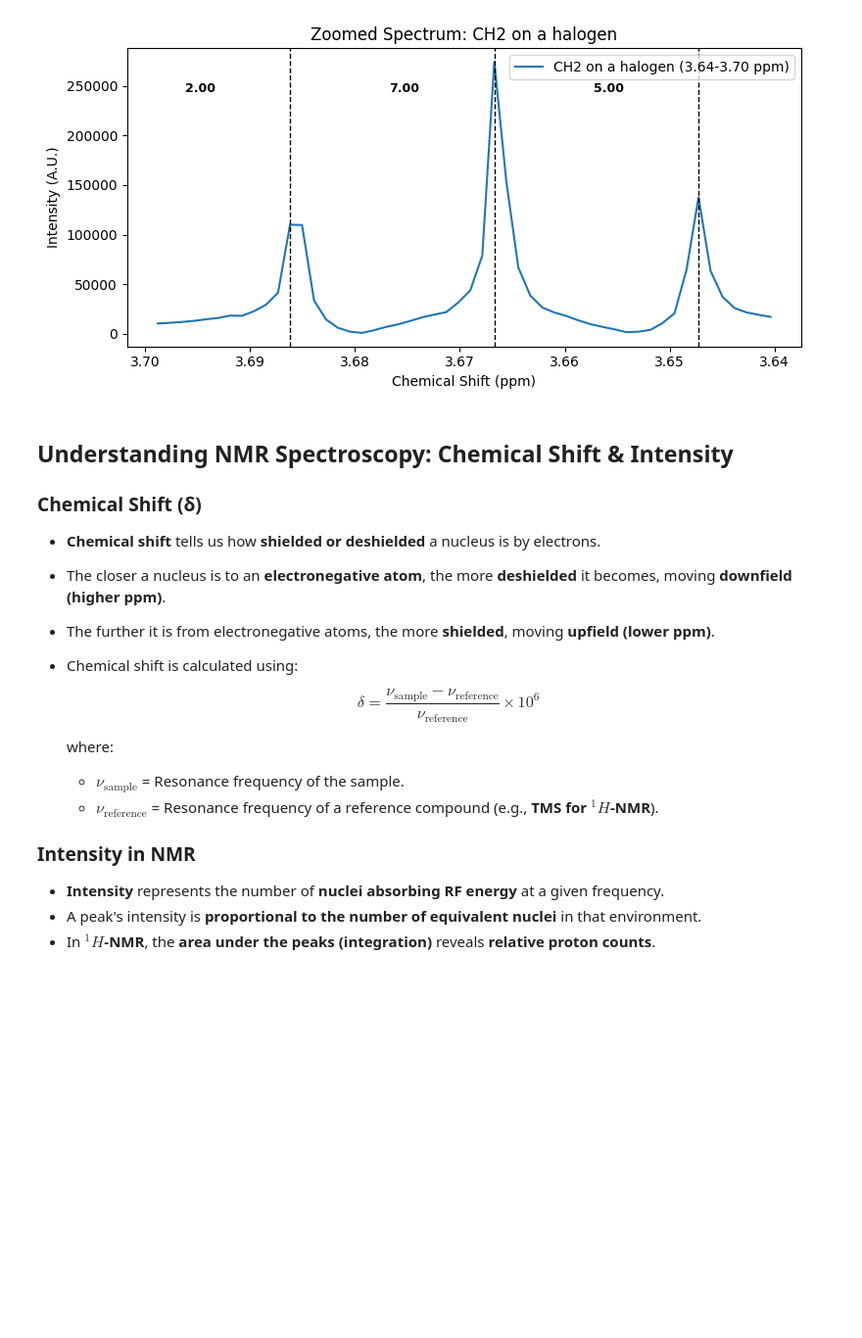
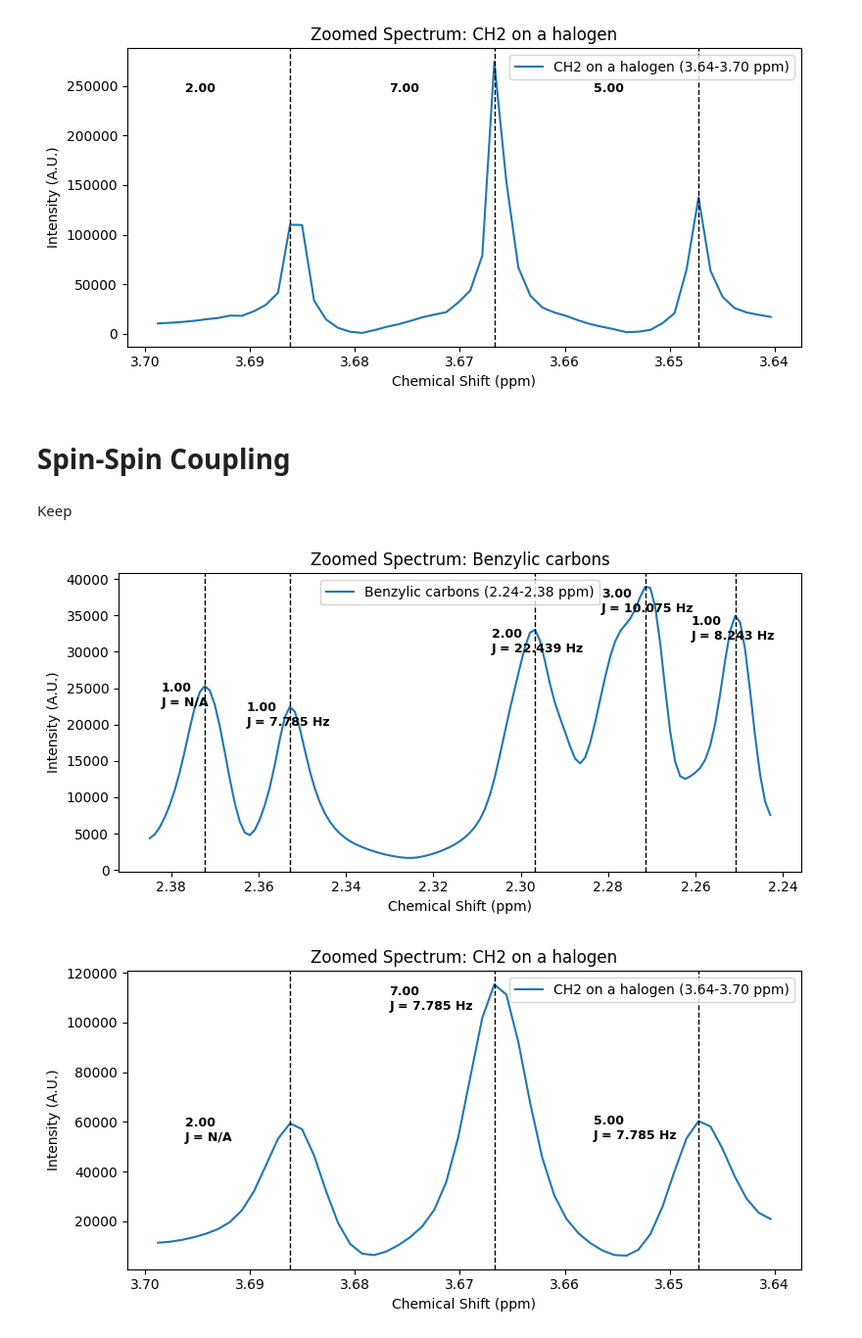
Before and after one commit to Quintinlf/NMR-Project, a Jupyter notebook: parsing_nmr_data.ipynb, the cells around one changed output. Shown at 98% size. Drawn from its saved outputs; the diff is of its cells as text; code cells hidden in the pictures; blank space fills up the shorter version.

```diff
--- a/parsing_nmr_data.ipynb
+++ b/parsing_nmr_data.ipynb
@@ -490,24 +547,5 @@ auto_zoom_functional_groups_with_integration(
 # %% [output]
 [figure]
 [figure]
-# %% [markdown]
-## Understanding NMR Spectroscopy: Chemical Shift & Intensity
-
-### Chemical Shift (δ)
-- **Chemical shift** tells us how **shielded or deshielded** a nucleus is by electrons.
-- The closer a nucleus is to an **electronegative atom**, the more **deshielded** it becomes, moving **downfield (higher ppm)**.
-- The further it is from electronegative atoms, the more **shielded**, moving **upfield (lower ppm)**.
-- Chemical shift is calculated using:
-
-  $$
-  \delta = \frac{\nu_{\text{sample}} - \nu_{\text{reference}}}{\nu_{\text{reference}}} \times 10^6
-  $$
-
-  where:
-  - $ \nu_{\text{sample}} $ = Resonance frequency of the sample.
-  - $ \nu_{\text{reference}} $ = Resonance frequency of a reference compound (e.g., **TMS for $ ^1H $-NMR**).
-
-### Intensity in NMR
-- **Intensity** represents the number of **nuclei absorbing RF energy** at a given frequency.
-- A peak's intensity is **proportional to the number of equivalent nuclei** in that environment.
-- In **$ ^1H $-NMR**, the **area under the peaks (integration)** reveals **relative proton counts**.
+# %% [markdown]
+# Spin-Spin Coupling
@@ -513,0 +585,2 @@ auto_zoom_functional_groups_with_integration(
+# %% [markdown]
+Keep
@@ -513,0 +666,18 @@ auto_zoom_functional_groups_with_integration(
+# %%
+buffer = 0.01  # or match the buffer you use in your zoomed spectrum
+
+for group_name in unique_groups:
+    group_peaks = [ppm for ppm, grp in identified_groups if grp == group_name]
+    if group_peaks:
+        zoom_min = min(group_peaks) - buffer
+        zoom_max = max(group_peaks) + buffer
+        center_ppm = (zoom_min + zoom_max) / 2
+        window = (zoom_max - zoom_min) / 2
+        detect_and_plot_multiplet(
+            ppm_axis, intensity, center_ppm, spectrometer_freq, window=window,
+            integration_lookup=peak_data,
+            group_name=group_name
+        )
+# %% [output]
+[figure, added]
+[figure, added]
```
Also changed, not shown: parts of 8 cells of this notebook, 1 other file.
